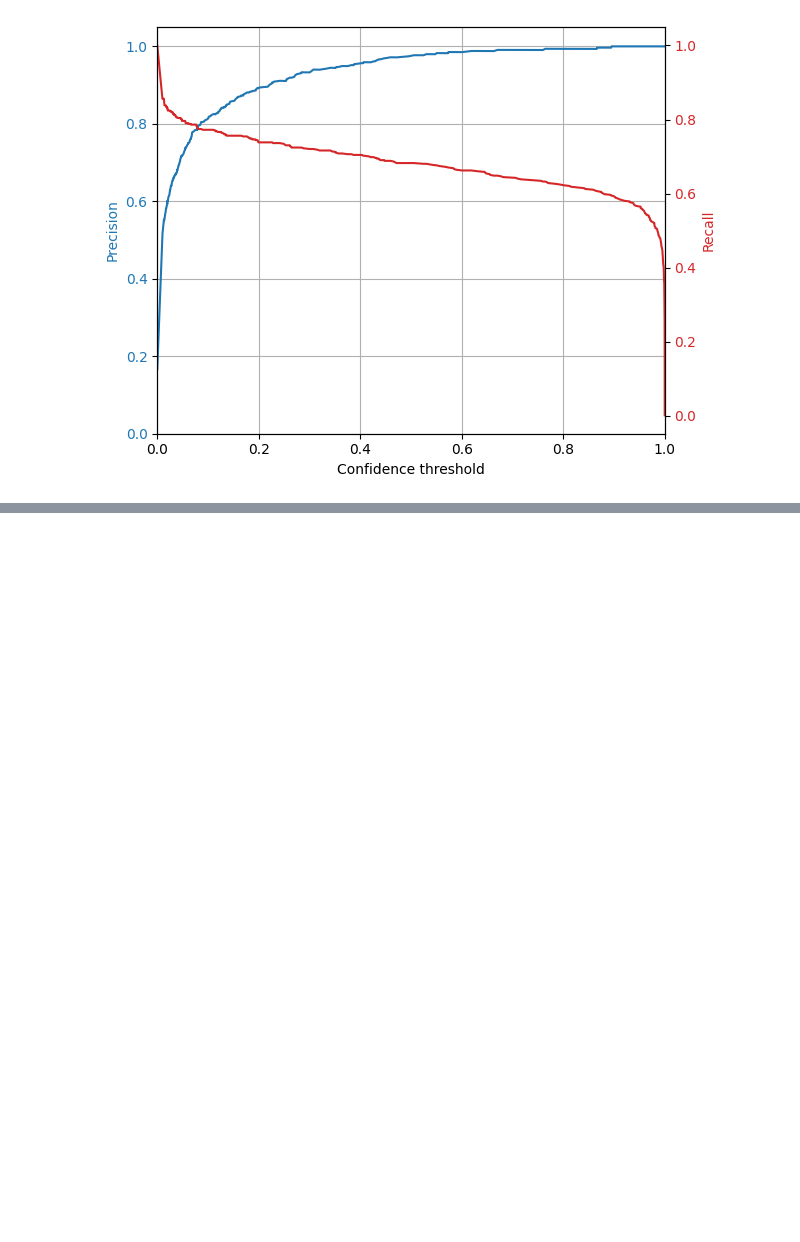
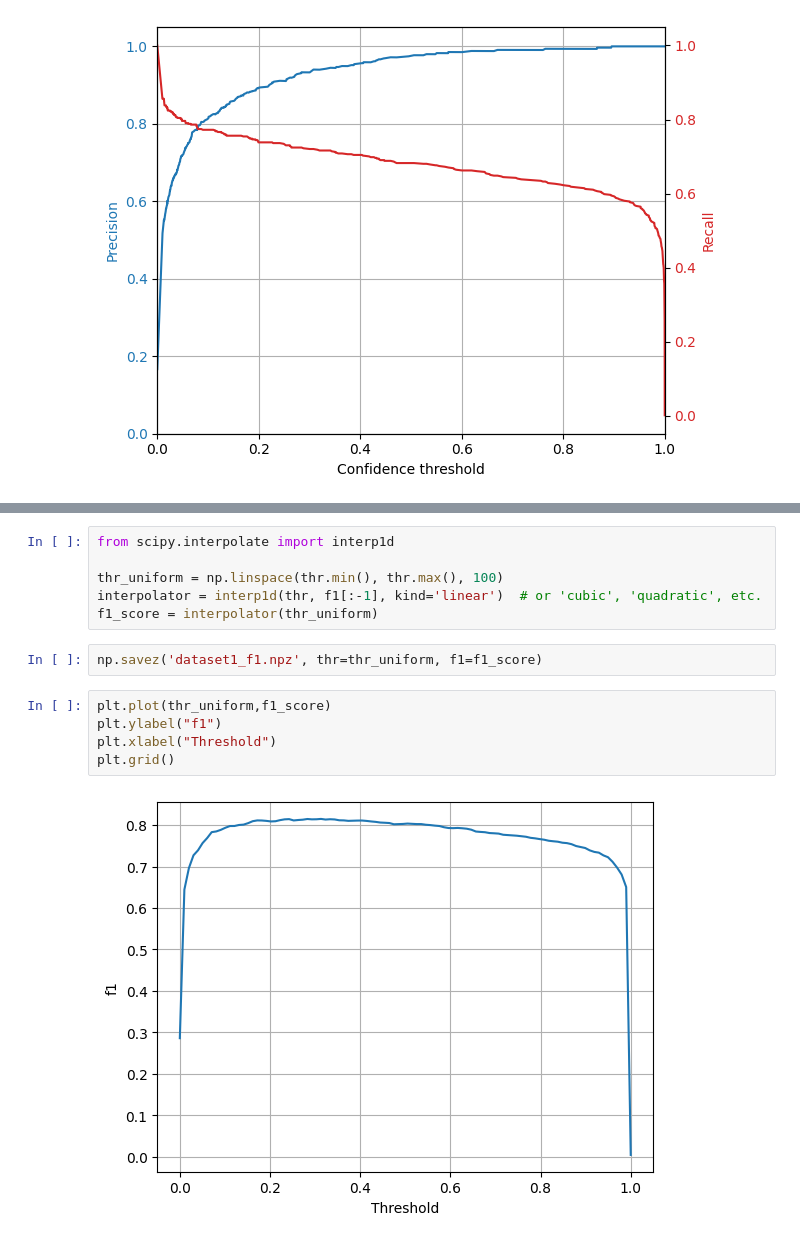
Before and after one commit to hdogan84/insect_cnn, a Jupyter notebook: notebooks/06_BirdNet_Predictions.ipynb, the cells around one changed output, grey strips where cells are left out. Drawn from its saved outputs; the diff is of its cells as text; blank space fills up the shorter version.

```diff
--- a/notebooks/06_BirdNet_Predictions.ipynb
+++ b/notebooks/06_BirdNet_Predictions.ipynb
@@ -184,0 +199,15 @@ plt.show()
+# %%
+from scipy.interpolate import interp1d
+
+thr_uniform = np.linspace(thr.min(), thr.max(), 100)
+interpolator = interp1d(thr, f1[:-1], kind='linear')  # or 'cubic', 'quadratic', etc.
+f1_score = interpolator(thr_uniform)
+# %%
+np.savez('dataset1_f1.npz', thr=thr_uniform, f1=f1_score)
+# %%
+plt.plot(thr_uniform,f1_score)
+plt.ylabel("f1")
+plt.xlabel("Threshold")
+plt.grid()
+# %% [output]
+[figure, added]
```
Also changed, not shown: parts of 3 cells of this notebook, 1 other file.
